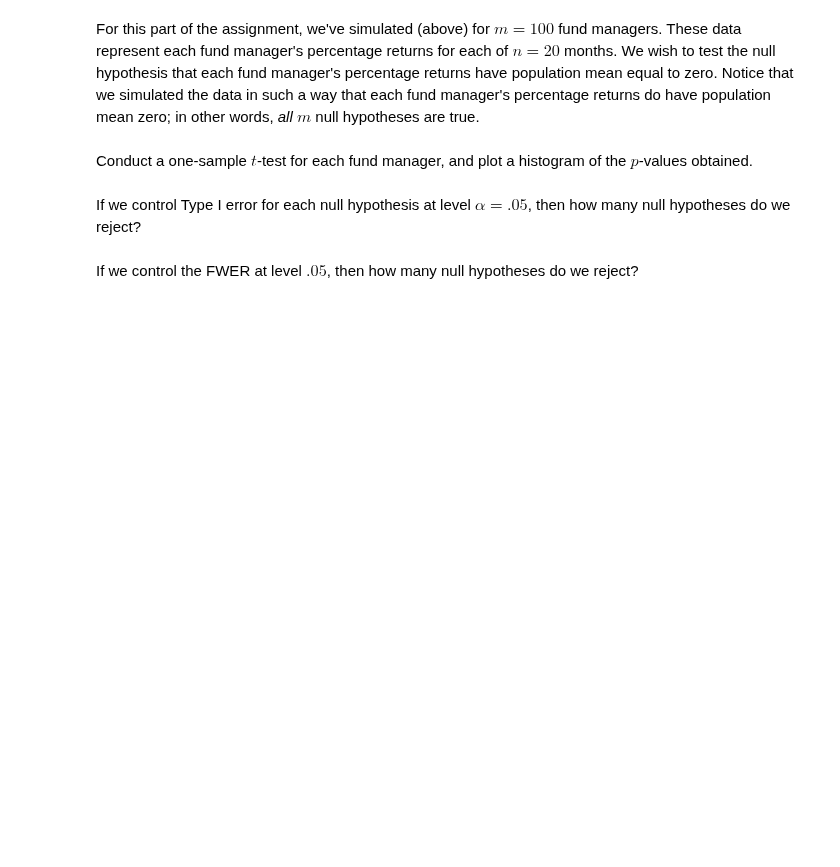
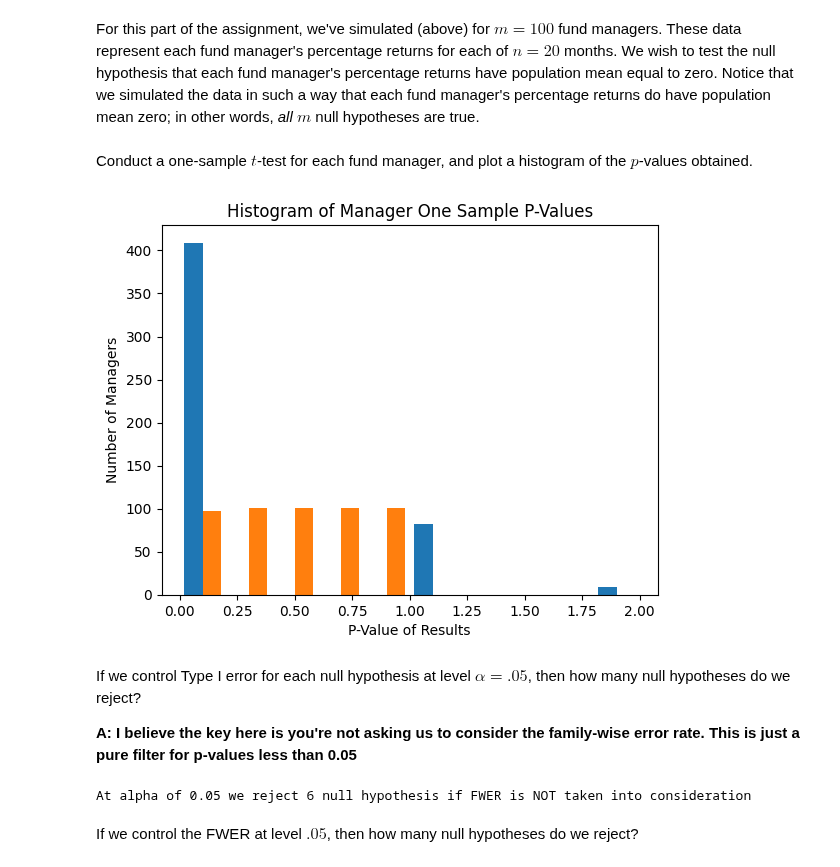
Before and after one commit to robchristiansen13/Learning, a Jupyter notebook: WeberState/CS 6570 (Data Science Algorithms I)/Assignments/CS-6570 Homework 5.ipynb, the cells around one changed output. Saved outputs shown, nothing was run; the diff lists cells and outputs as text; code cells hidden in the pictures; blank space fills up the shorter version.

```diff
--- a/WeberState/CS 6570 (Data Science Algorithms I)/Assignments/CS-6570 Homework 5.ipynb
+++ b/WeberState/CS 6570 (Data Science Algorithms I)/Assignments/CS-6570 Homework 5.ipynb
@@ -303,4 +316,22 @@ from scipy.stats import ttest_1samp
-# %% [markdown]
-If we control Type I error for each null hypothesis at level $\alpha = .05$, then how many null hypotheses do we reject?
+# %%
+#Your Code Here
+fund_mgr = X
+month_count, mgr_count  = fund_mgr.shape
+
+fund_mgr_pvals = np.empty(mgr_count) # This is a good pattern
+
+for i, manager in enumerate(fund_mgr.T): #H/T to https://stackoverflow.com/questions/10148818/numpy-how-to-iterate-over-columns-of-array
+    fund_mgr_pvals[i] = ttest_1samp(manager, 0).pvalue
+
+
+a = np.histogram(fund_mgr_pvals, bins=500)
+
+_ = plt.hist(a)  # arguments are passed to np.histogram
+plt.title("Histogram of Manager One Sample P-Values")
+plt.ylabel("Number of Managers")
+plt.xlabel("P-Value of Results")
+plt.show()
+# %% [output]
+[figure, added]
 # %%
 from statsmodels.stats.multitest import multipletests as mult_test
@@ -309,2 +338,15 @@ from statsmodels.stats.multitest import multipletests as mult_test
+# %% [markdown]
+If we control Type I error for each null hypothesis at level $\alpha = .05$, then how many null hypotheses do we reject?
+
+**A: I believe the key here is you're not asking us to consider the family-wise error rate. This is just a pure filter for p-values less than 0.05**
+# %%
+#Your Code Here
+alpha = 0.05
+
+reject_traditional = (fund_mgr_pvals <= alpha).sum()
+
+print(f"At alpha of {alpha} we reject {reject_traditional} null hypothesis if FWER is NOT taken into consideration") # A true value will sum to 1
+# %% [output]
+At alpha of 0.05 we reject 6 null hypothesis if FWER is NOT taken into consideration
 # %% [markdown]
 If we control the FWER at level $.05$, then how many null hypotheses do we reject?
```
Also changed, not shown: parts of 23 cells of this notebook.
